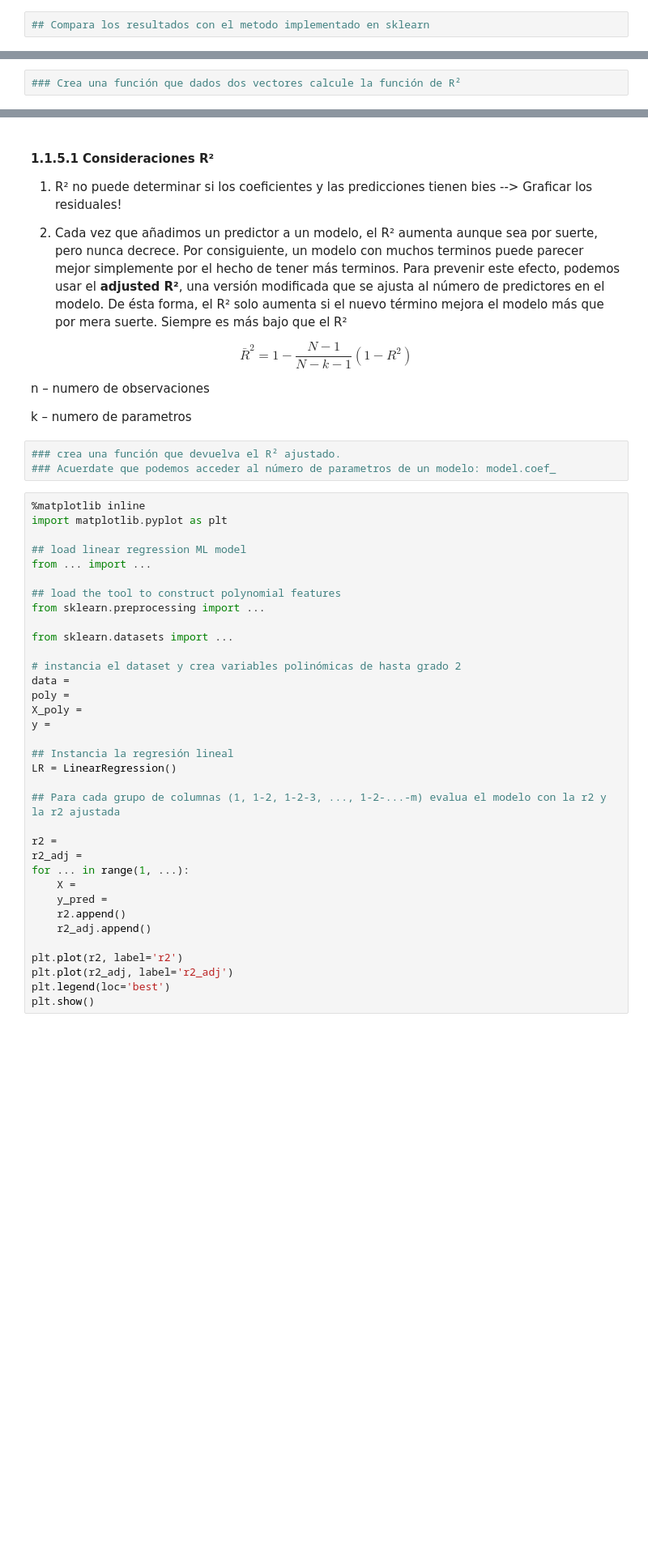
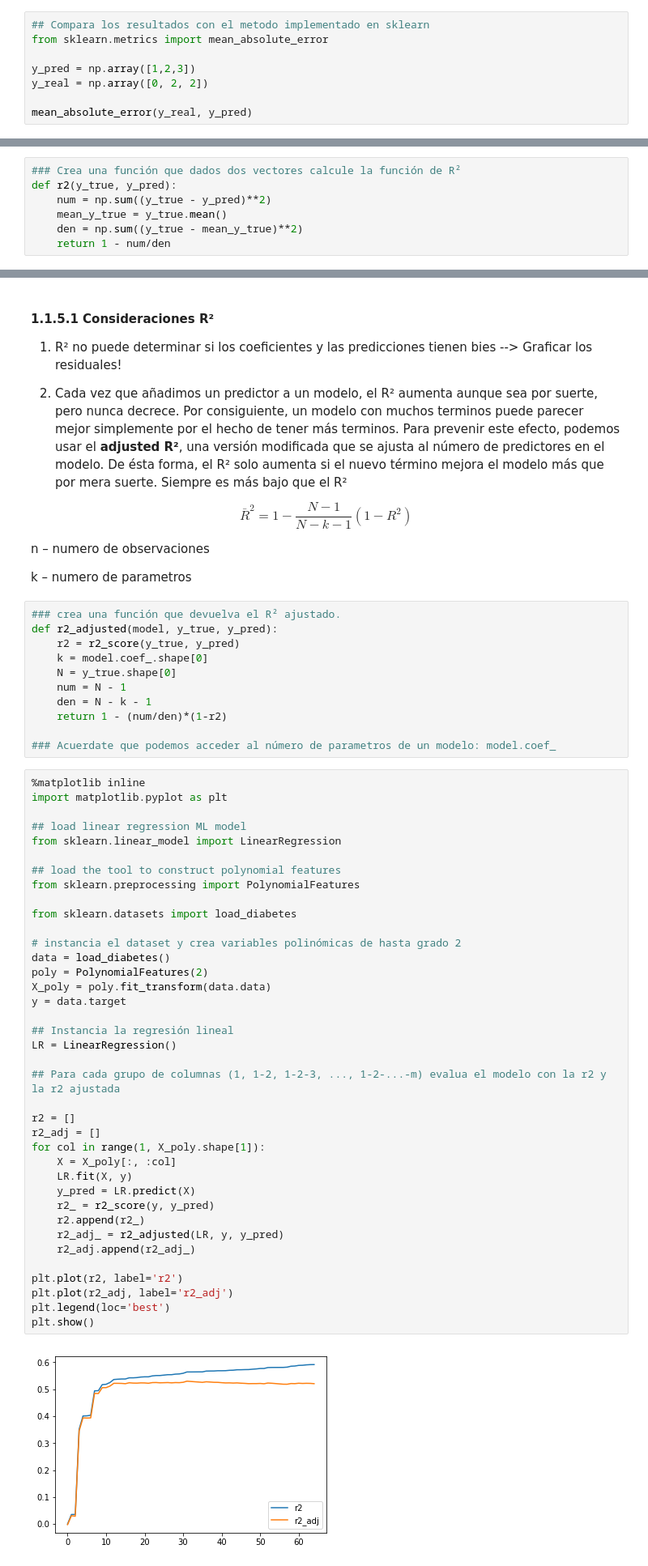
Before and after one commit to mariadelmarbibiloni/MADM-2017, a Jupyter notebook: 3-MachineLearning/3 - Intro to ML - Métricas.ipynb, the cells around one changed output, grey strips where cells are left out. Shown at 81% size. Drawn from its saved outputs; the diff is of its cells as text; blank space fills up the shorter version.

```diff
--- a/3-MachineLearning/3 - Intro to ML - Métricas.ipynb
+++ b/3-MachineLearning/3 - Intro to ML - Métricas.ipynb
@@ -65,2 +88,8 @@ $$ MAPE = \frac{1}{m} \sum_j^m \left|\frac{f(X_{j \cdot}) - y_j}{y_j}\right| $$
 # %%
 ## Compara los resultados con el metodo implementado en sklearn
+from sklearn.metrics import mean_absolute_error
+
+y_pred = np.array([1,2,3])
+y_real = np.array([0, 2, 2])
+
+mean_absolute_error(y_real, y_pred)
@@ -89,3 +124,8 @@ $$ R^2(y, \hat{y}) = 1 - \frac{\sum_{i=0}^{n_{\text{samples}} - 1} (y_i - \hat{y
 donde $$ \bar{y} =  \frac{1}{n_{\text{samples}}} \sum_{i=0}^{n_{\text{samples}} - 1} y_i.$$
 # %%
 ### Crea una función que dados dos vectores calcule la función de R²
+def r2(y_true, y_pred):
+    num = np.sum((y_true - y_pred)**2)
+    mean_y_true = y_true.mean()
+    den = np.sum((y_true - mean_y_true)**2)
+    return 1 - num/den
@@ -106,42 +155,55 @@ n – numero de observaciones
 k – numero de parametros
 # %%
 ### crea una función que devuelva el R² ajustado.
+def r2_adjusted(model, y_true, y_pred):
+    r2 = r2_score(y_true, y_pred)
+    k = model.coef_.shape[0]
+    N = y_true.shape[0]
+    num = N - 1
+    den = N - k - 1
+    return 1 - (num/den)*(1-r2)
+
 ### Acuerdate que podemos acceder al número de parametros de un modelo: model.coef_
 # %%
 %matplotlib inline
 import matplotlib.pyplot as plt
 
 ## load linear regression ML model
-from ... import ...
+from sklearn.linear_model import LinearRegression
 
 ## load the tool to construct polynomial features
-from sklearn.preprocessing import ...
+from sklearn.preprocessing import PolynomialFeatures
 
-from sklearn.datasets import ...
+from sklearn.datasets import load_diabetes
 
 # instancia el dataset y crea variables polinómicas de hasta grado 2
-data =
-poly =
-X_poly =
-y =
+data = load_diabetes()
+poly = PolynomialFeatures(2)
+X_poly = poly.fit_transform(data.data)
+y = data.target
 
 ## Instancia la regresión lineal
 LR = LinearRegression()
 
 ## Para cada grupo de columnas (1, 1-2, 1-2-3, ..., 1-2-...-m) evalua el modelo con la r2 y la r2 ajustada
 
-r2 =
-r2_adj =
-for ... in range(1, ...):
-    X =
-    y_pred =
-    r2.append()
-    r2_adj.append()
+r2 = []
+r2_adj = []
+for col in range(1, X_poly.shape[1]):
+    X = X_poly[:, :col]
+    LR.fit(X, y)
+    y_pred = LR.predict(X)
+    r2_ = r2_score(y, y_pred)
+    r2.append(r2_)
+    r2_adj_ = r2_adjusted(LR, y, y_pred)
+    r2_adj.append(r2_adj_)
 
 plt.plot(r2, label='r2')
 plt.plot(r2_adj, label='r2_adj')
 plt.legend(loc='best')
 plt.show()
+# %% [output]
+[figure, added]
 # %% [markdown]
 ## 1.2 Metricas para problemas de clasificación
 # %% [markdown]
```
Also changed, not shown: parts of 15 cells of this notebook, 6 other files.
